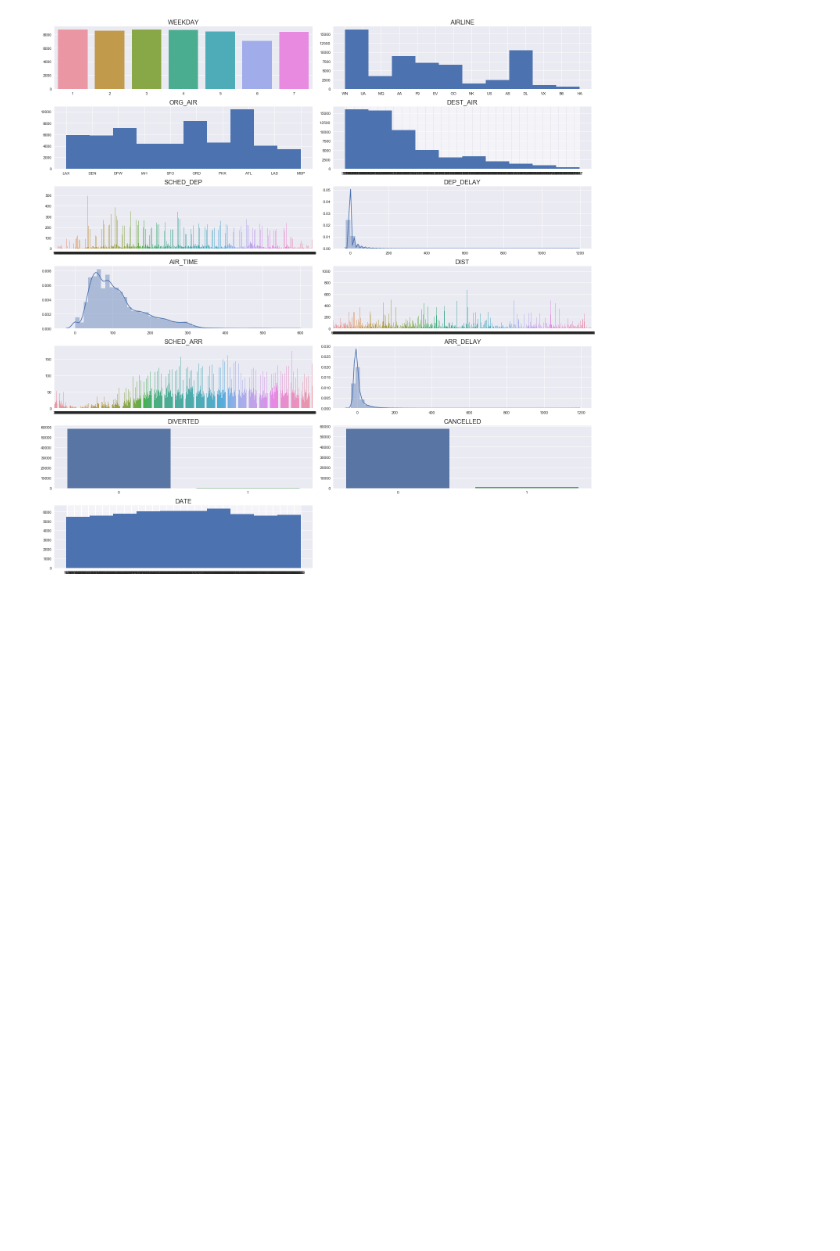
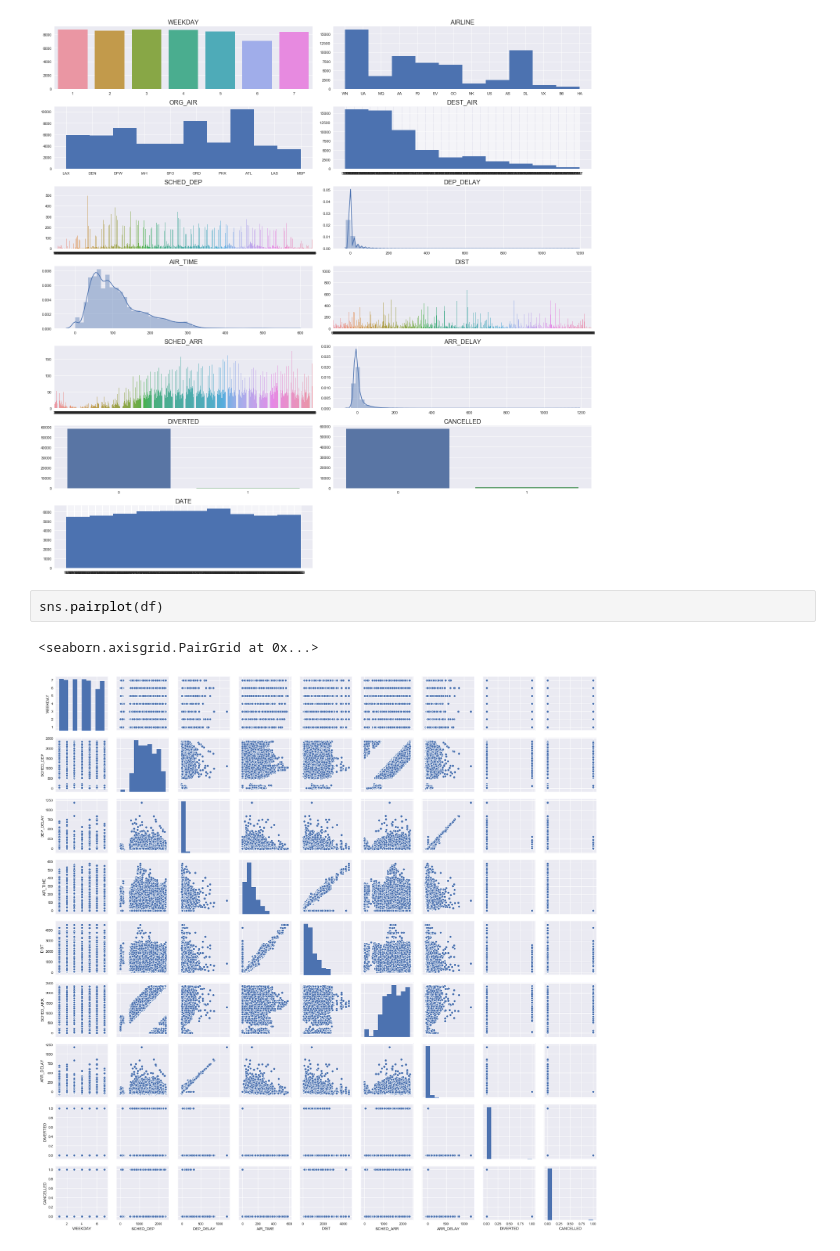
Before and after one commit to feedingthemachine/exblog, a Jupyter notebook: Prueba/Prueba Felipe Veloso.ipynb, the cells around one changed output. Drawn from its saved outputs; the diff is of its cells as text; blank space fills up the shorter version.

Commit message:
prueba 2 paso + pair

```diff
--- a/Prueba/Prueba Felipe Veloso.ipynb
+++ b/Prueba/Prueba Felipe Veloso.ipynb
@@ -381,3 +381,8 @@ for index , (colname,serie) in enumerate(df.iteritems()):
     plt.xlabel(''); plt.ylabel('');plt.tight_layout()
 # %% [output]
 [figure]
+# %%
+sns.pairplot(df)
+# %% [output]
+<seaborn.axisgrid.PairGrid at 0x...>
+[figure, added]
```
